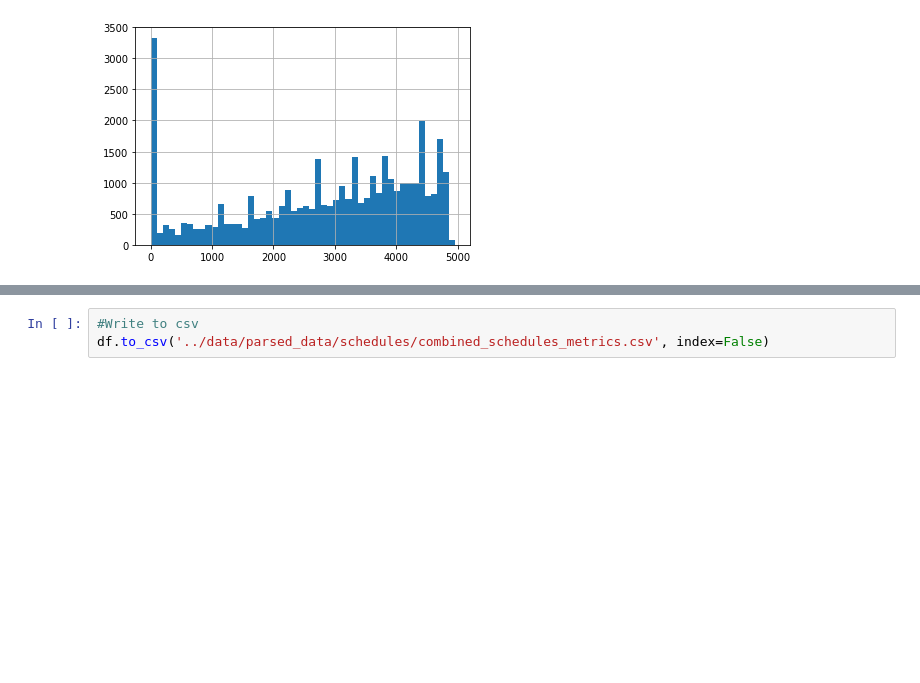
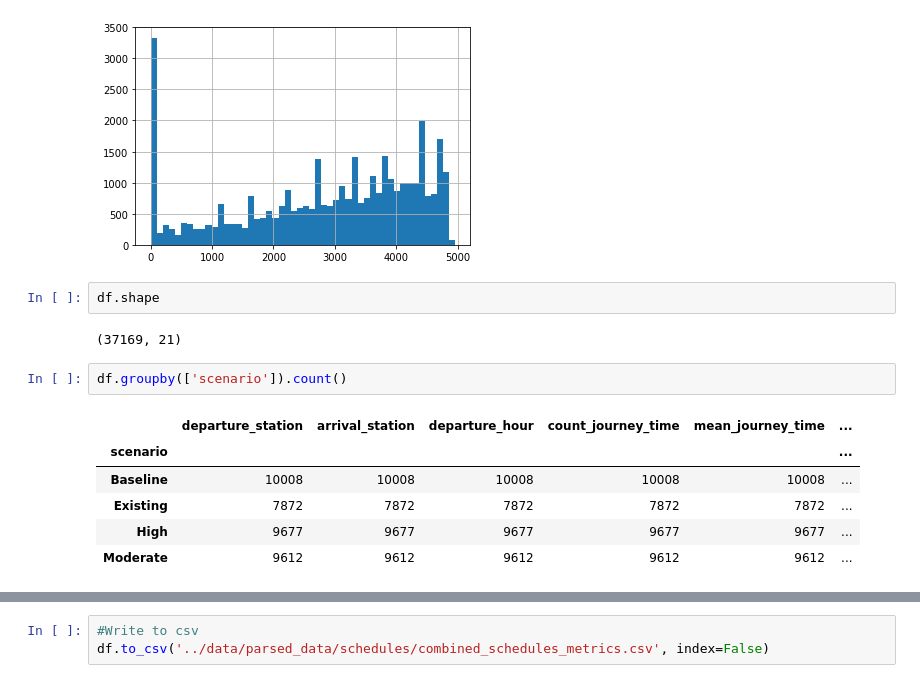
Before and after one commit to sfbrigade/calviz, a Jupyter notebook: notebooks/Combined_schedule_metrics.ipynb, the cells around one changed output, grey strips where cells are left out. Saved outputs shown, nothing was run; the diff lists cells and outputs as text; blank space fills up the shorter version.

```diff
--- a/notebooks/Combined_schedule_metrics.ipynb
+++ b/notebooks/Combined_schedule_metrics.ipynb
@@ -142,3 +179,16 @@ df['isochrone_circle_distance'].hist(bins=50)
 # %% [output]
 <matplotlib.axes._subplots.AxesSubplot at 0x...>
 [figure]
+# %%
+df.shape
+# %% [output]
+(37169, 21)
+# %%
+df.groupby(['scenario']).count()
+# %% [output]
+|  | departure_station | arrival_station | departure_hour | count_journey_time | mean_journey_time | ... |
+| scenario |  |  |  |  |  | ... |
+| Baseline | 10008 | 10008 | 10008 | 10008 | 10008 | ... |
+| Existing | 7872 | 7872 | 7872 | 7872 | 7872 | ... |
+| High | 9677 | 9677 | 9677 | 9677 | 9677 | ... |
+| Moderate | 9612 | 9612 | 9612 | 9612 | 9612 | ... |
```
Also changed, not shown: parts of 10 cells of this notebook, 4 other files.
